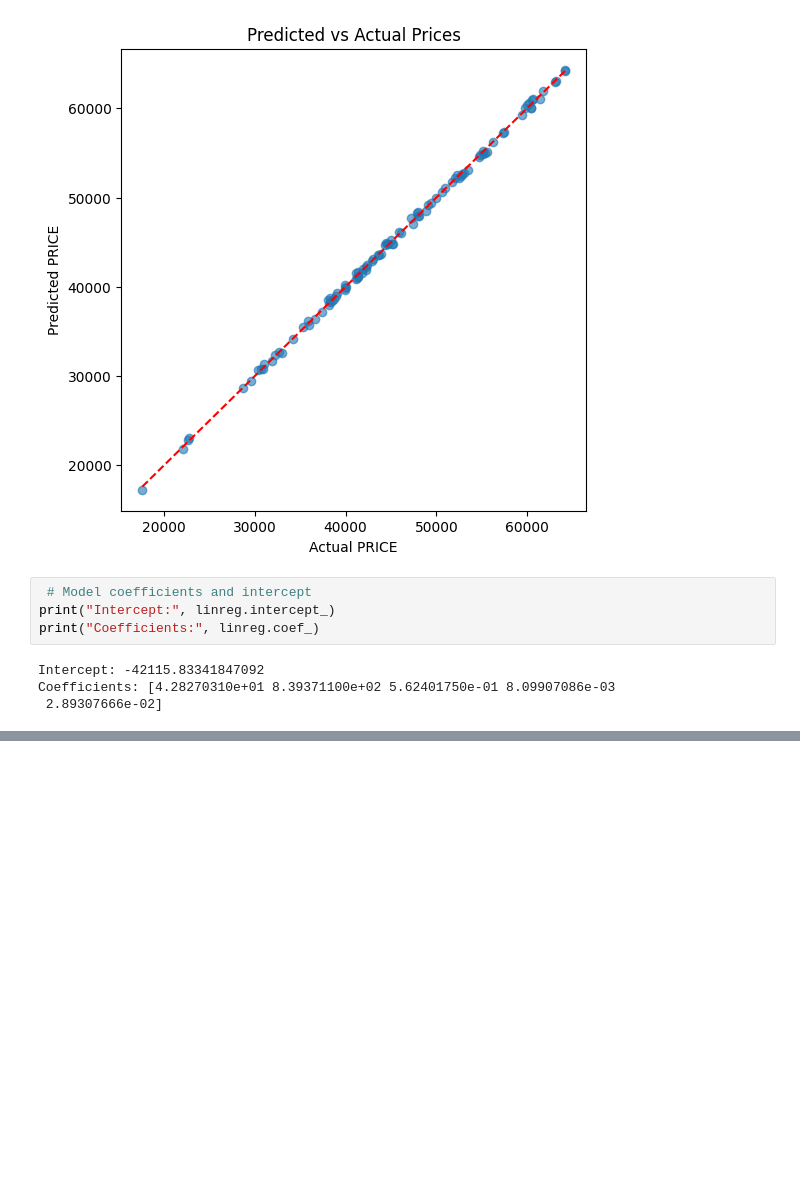
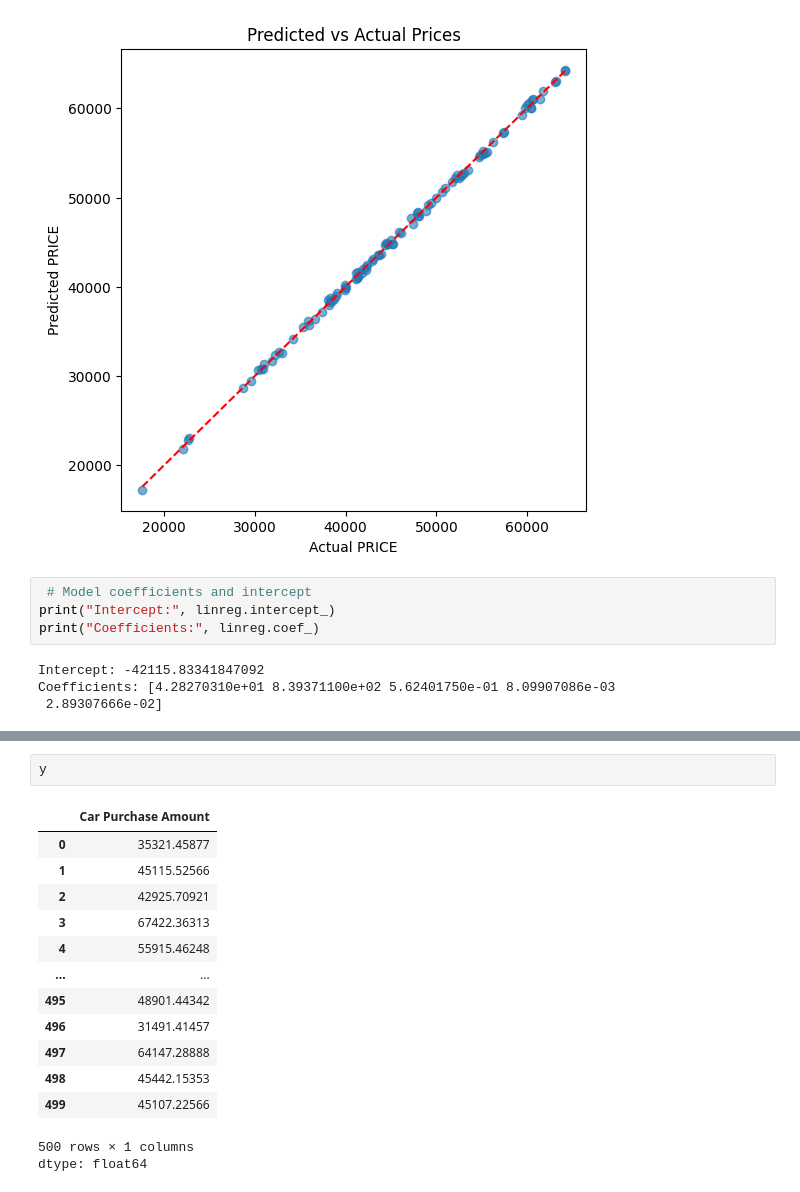
Before and after one commit to Kabshah/AI-try, a Jupyter notebook: LinearRegressionPractice.ipynb, the cells around one changed output, grey strips where cells are left out. Cells and saved outputs as stored; diff of their text form; blank space fills up the shorter version.

```diff
--- a/LinearRegressionPractice.ipynb
+++ b/LinearRegressionPractice.ipynb
@@ -167,0 +184,17 @@ Coefficients: [4.28270310e+01 8.39371100e+02 5.62401750e-01 8.09907086e-03
+# %%
+y
+# %% [output]
+|  | Car Purchase Amount |
+| 0 | 35321.45877 |
+| 1 | 45115.52566 |
+| 2 | 42925.70921 |
+| 3 | 67422.36313 |
+| 4 | 55915.46248 |
+| ... | ... |
+| 495 | 48901.44342 |
+| 496 | 31491.41457 |
+| 497 | 64147.28888 |
+| 498 | 45442.15353 |
+| 499 | 45107.22566 |
+500 rows × 1 columns
+dtype: float64
```
Also changed, not shown: parts of 1 cell of this notebook.
